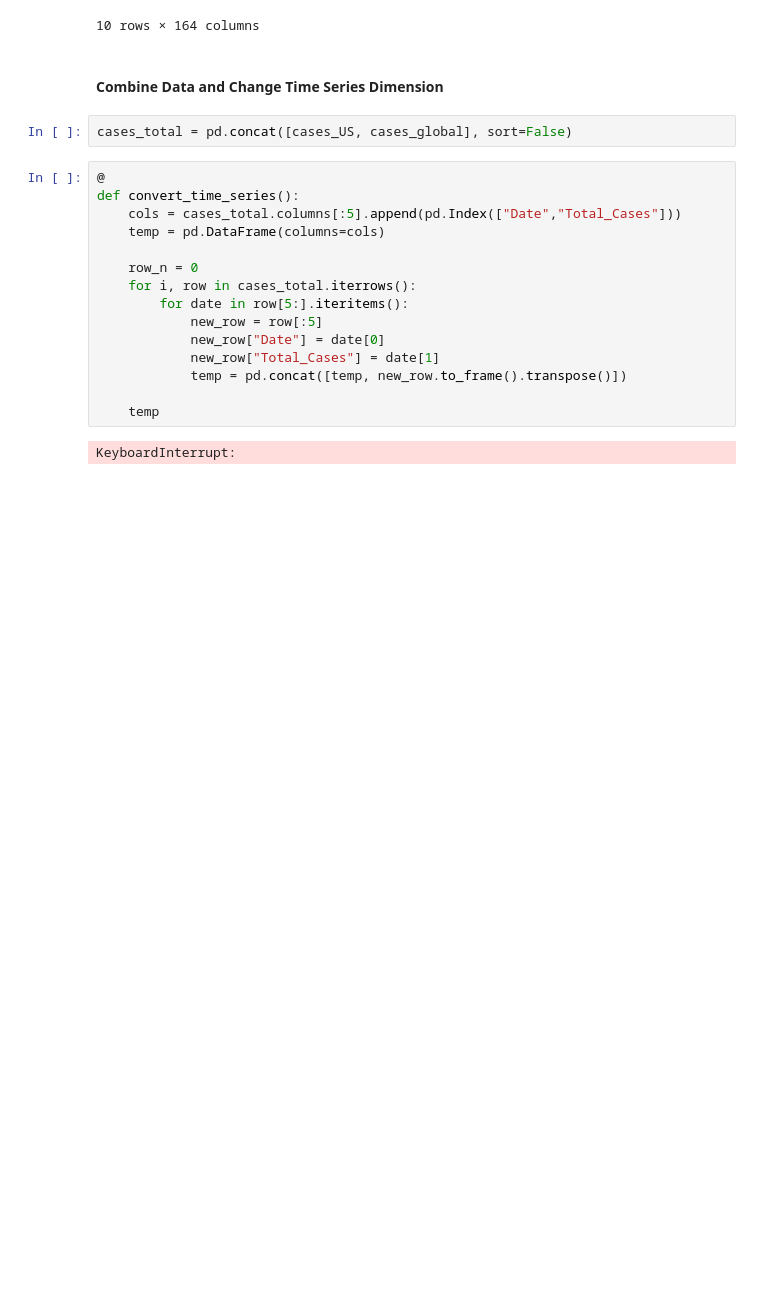
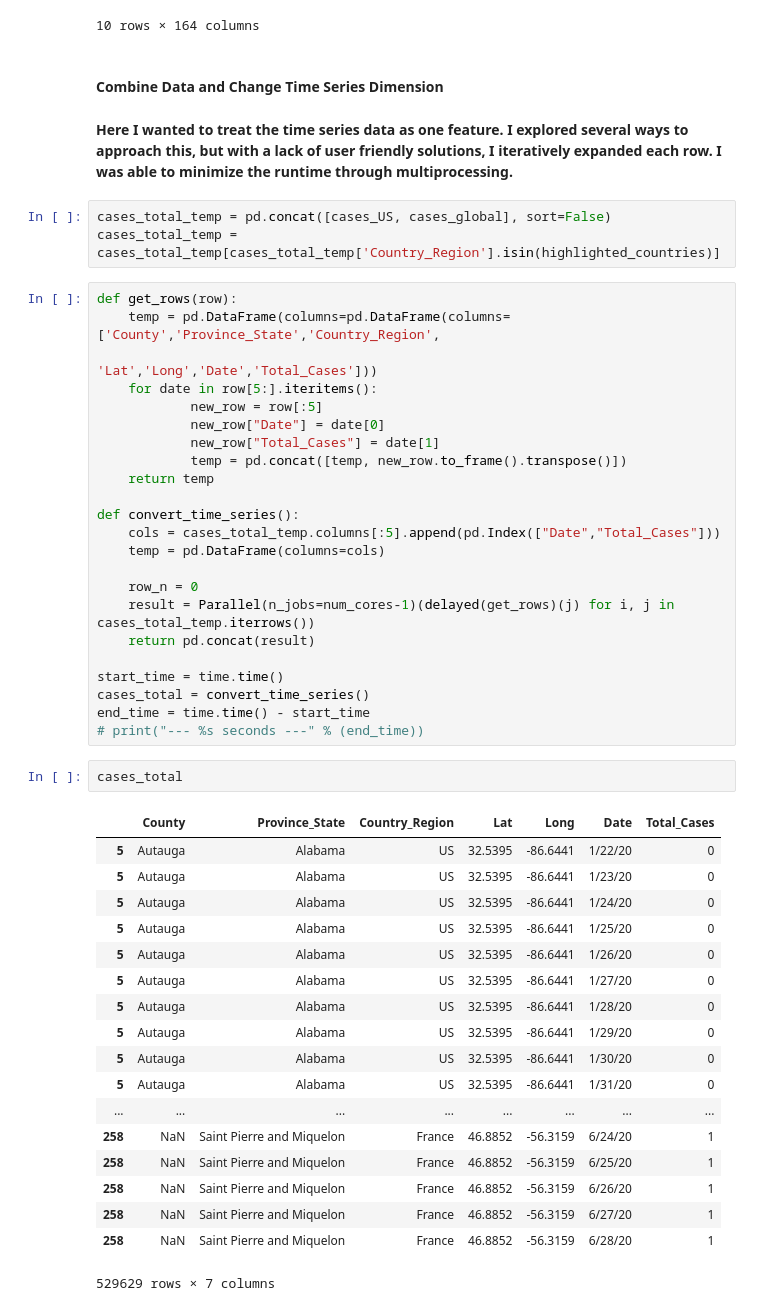
Before and after one commit to ander428/JohnHopkins_COVID-19, a Jupyter notebook: src/data_cleaning.ipynb, the cells around one changed output. Cells and saved outputs as stored; diff of their text form; blank space fills up the shorter version.

```diff
--- a/src/data_cleaning.ipynb
+++ b/src/data_cleaning.ipynb
@@ -56,22 +64,52 @@ cases_global.head(10)
 10 rows × 164 columns
 # %% [markdown]
 #### Combine Data and Change Time Series Dimension
+# %% [markdown]
+**Here I wanted to treat the time series data as one feature. I explored several ways to approach this, but with a lack of user friendly solutions, I iteratively expanded each row. I was able to minimize the runtime through multiprocessing.**
 # %%
-cases_total = pd.concat([cases_US, cases_global], sort=False)
+cases_total_temp = pd.concat([cases_US, cases_global], sort=False)
+cases_total_temp = cases_total_temp[cases_total_temp['Country_Region'].isin(highlighted_countries)]
-# %%
-@
-def convert_time_series():
-    cols = cases_total.columns[:5].append(pd.Index(["Date","Total_Cases"]))
-    temp = pd.DataFrame(columns=cols)
-
-    row_n = 0
-    for i, row in cases_total.iterrows():
-        for date in row[5:].iteritems():
-            new_row = row[:5]
-            new_row["Date"] = date[0]
-            new_row["Total_Cases"] = date[1]
-            temp = pd.concat([temp, new_row.to_frame().transpose()])
-
-    temp
-# %% [output]
-KeyboardInterrupt:
+# %%
+def get_rows(row):
+    temp = pd.DataFrame(columns=pd.DataFrame(columns=['County','Province_State','Country_Region',
+                                                      'Lat','Long','Date','Total_Cases']))
+    for date in row[5:].iteritems():
+            new_row = row[:5]
+            new_row["Date"] = date[0]
+            new_row["Total_Cases"] = date[1]
+            temp = pd.concat([temp, new_row.to_frame().transpose()])
+    return temp
+
+def convert_time_series():
+    cols = cases_total_temp.columns[:5].append(pd.Index(["Date","Total_Cases"]))
+    temp = pd.DataFrame(columns=cols)
+
+    row_n = 0
+    result = Parallel(n_jobs=num_cores-1)(delayed(get_rows)(j) for i, j in cases_total_temp.iterrows())
+    return pd.concat(result)
+
+start_time = time.time()
+cases_total = convert_time_series()
+end_time = time.time() - start_time
+# print("--- %s seconds ---" % (end_time))
+# %%
+cases_total
+# %% [output]
+|  | County | Province_State | Country_Region | Lat | Long | Date | Total_Cases |
+| 5 | Autauga | Alabama | US | 32.5395 | -86.6441 | 1/22/20 | 0 |
+| 5 | Autauga | Alabama | US | 32.5395 | -86.6441 | 1/23/20 | 0 |
+| 5 | Autauga | Alabama | US | 32.5395 | -86.6441 | 1/24/20 | 0 |
+| 5 | Autauga | Alabama | US | 32.5395 | -86.6441 | 1/25/20 | 0 |
+| 5 | Autauga | Alabama | US | 32.5395 | -86.6441 | 1/26/20 | 0 |
+| 5 | Autauga | Alabama | US | 32.5395 | -86.6441 | 1/27/20 | 0 |
+| 5 | Autauga | Alabama | US | 32.5395 | -86.6441 | 1/28/20 | 0 |
+| 5 | Autauga | Alabama | US | 32.5395 | -86.6441 | 1/29/20 | 0 |
+| 5 | Autauga | Alabama | US | 32.5395 | -86.6441 | 1/30/20 | 0 |
+| 5 | Autauga | Alabama | US | 32.5395 | -86.6441 | 1/31/20 | 0 |
+| ... | ... | ... | ... | ... | ... | ... | ... |
+| 258 | NaN | Saint Pierre and Miquelon | France | 46.8852 | -56.3159 | 6/24/20 | 1 |
+| 258 | NaN | Saint Pierre and Miquelon | France | 46.8852 | -56.3159 | 6/25/20 | 1 |
+| 258 | NaN | Saint Pierre and Miquelon | France | 46.8852 | -56.3159 | 6/26/20 | 1 |
+| 258 | NaN | Saint Pierre and Miquelon | France | 46.8852 | -56.3159 | 6/27/20 | 1 |
+| 258 | NaN | Saint Pierre and Miquelon | France | 46.8852 | -56.3159 | 6/28/20 | 1 |
+529629 rows × 7 columns
```
Also changed, not shown: parts of 3 cells of this notebook, 3 other files.
